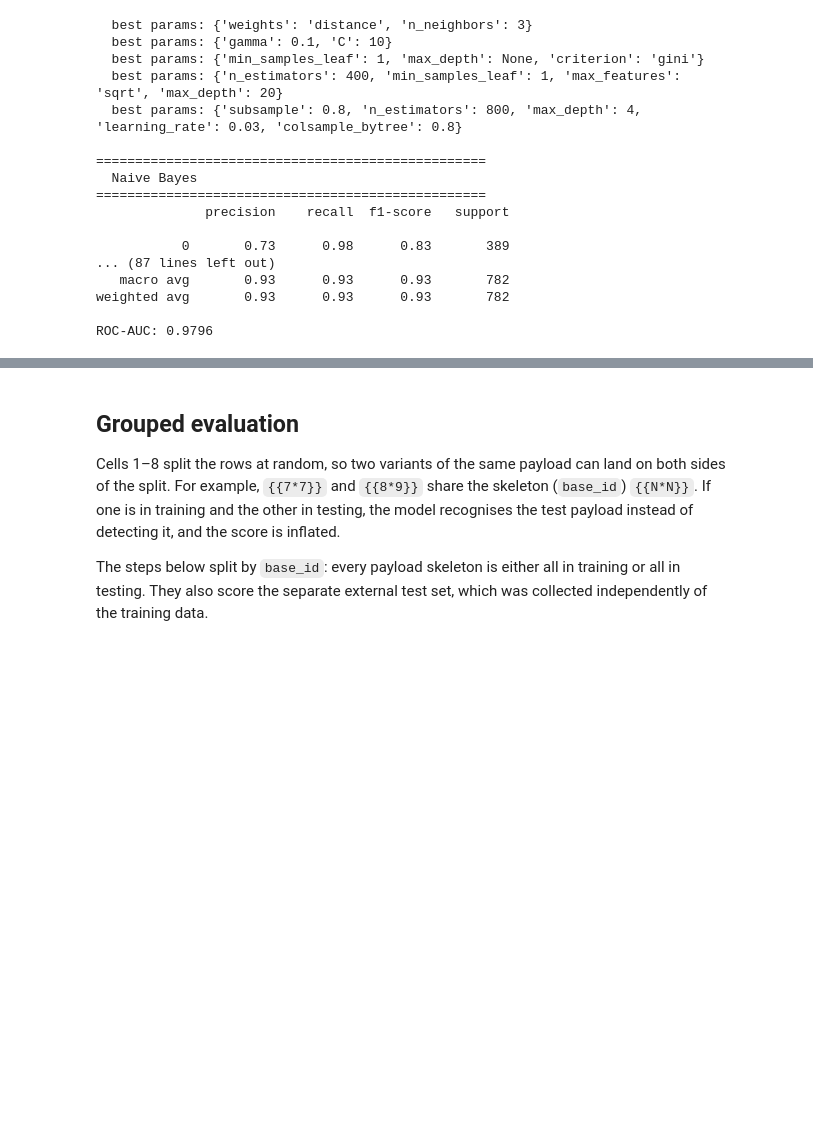
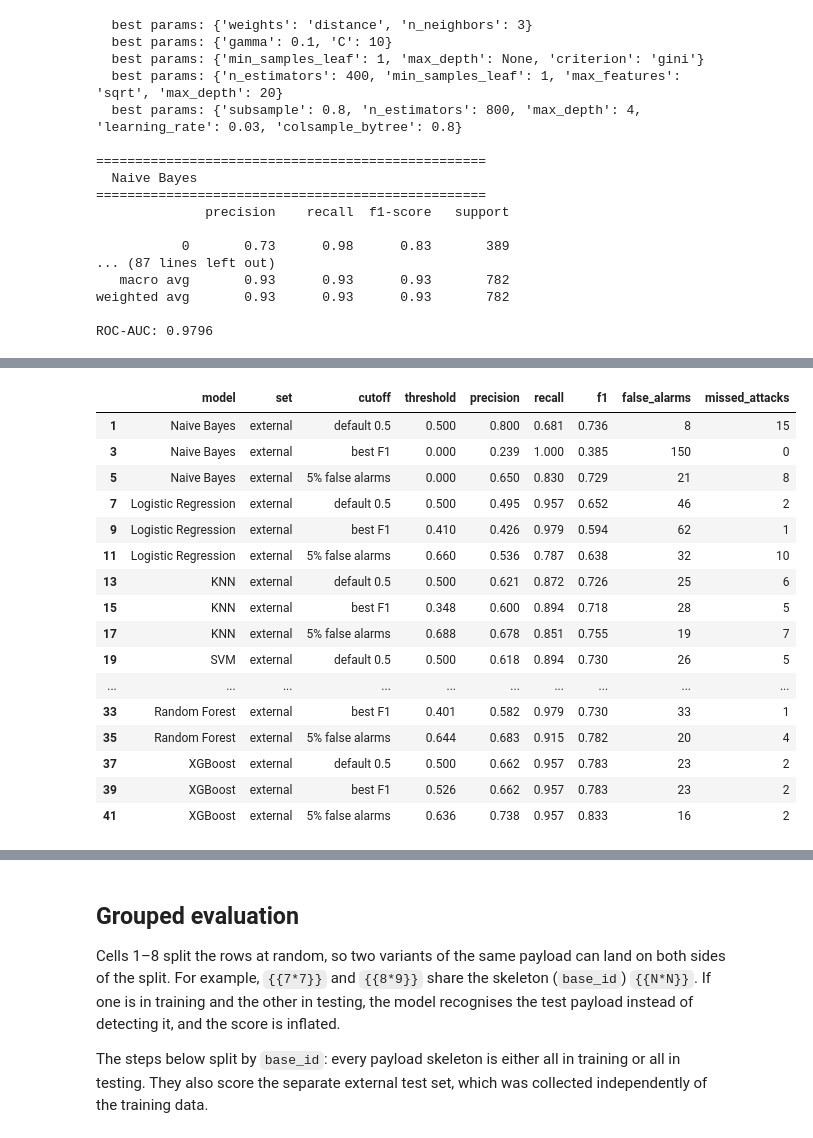
Before and after one commit to omarwhadidi/SSTI-detection-using-ML, a Jupyter notebook: model_evaluation/Model_evaluation.ipynb, the cells around one changed output, grey strips where cells are left out. Saved outputs shown, nothing was run; the diff lists cells and outputs as text; code cells hidden in the pictures; blank space fills up the shorter version.

Commit message:
Rewrite threshold step on the random split for all models; save readings

```diff
--- a/model_evaluation/Model_evaluation.ipynb
+++ b/model_evaluation/Model_evaluation.ipynb
@@ -445,0 +390,40 @@ selecting threshold for Random Forest ...
+# %%
+# Caveat: the folds are not grouped (same as cells 1-8), and each model's
+# settings were tuned on all of x_train, so the training scores used here
+# are slightly optimistic. Both make the chosen cutoffs a little too low.
+
+x_external, y_external = load_external(FEATURES_FILE, x_train.columns, scaler)
+
+threshold_rows = []
+for name, model in models.items():
+    scores = out_of_fold_scores(model, x_train, y_train)
+    cutoffs = {"default 0.5": 0.5}
+    for rule_name, rule in THRESHOLD_RULES.items():
+        cutoffs[rule_name] = rule(y_train, scores)
+
+    for cutoff_name, threshold in cutoffs.items():
+        for set_name, X, y in [("test (cell 5)", x_test, y_test),
+                               ("external", x_external, y_external)]:
+            threshold_rows.append({"model": name, "set": set_name, "cutoff": cutoff_name,
+                                   "threshold": threshold, **metrics_at(model, X, y, threshold)})
+
+threshold_table = pd.DataFrame(threshold_rows).round(3)
+threshold_table[threshold_table["set"] == "external"]
+# %% [output]
+|  | model | set | cutoff | threshold | precision | recall | f1 | false_alarms | missed_attacks |
+| 1 | Naive Bayes | external | default 0.5 | 0.500 | 0.800 | 0.681 | 0.736 | 8 | 15 |
+| 3 | Naive Bayes | external | best F1 | 0.000 | 0.239 | 1.000 | 0.385 | 150 | 0 |
+| 5 | Naive Bayes | external | 5% false alarms | 0.000 | 0.650 | 0.830 | 0.729 | 21 | 8 |
+| 7 | Logistic Regression | external | default 0.5 | 0.500 | 0.495 | 0.957 | 0.652 | 46 | 2 |
+| 9 | Logistic Regression | external | best F1 | 0.410 | 0.426 | 0.979 | 0.594 | 62 | 1 |
+| 11 | Logistic Regression | external | 5% false alarms | 0.660 | 0.536 | 0.787 | 0.638 | 32 | 10 |
+| 13 | KNN | external | default 0.5 | 0.500 | 0.621 | 0.872 | 0.726 | 25 | 6 |
+| 15 | KNN | external | best F1 | 0.348 | 0.600 | 0.894 | 0.718 | 28 | 5 |
+| 17 | KNN | external | 5% false alarms | 0.688 | 0.678 | 0.851 | 0.755 | 19 | 7 |
+| 19 | SVM | external | default 0.5 | 0.500 | 0.618 | 0.894 | 0.730 | 26 | 5 |
+| ... | ... | ... | ... | ... | ... | ... | ... | ... | ... |
+| 33 | Random Forest | external | best F1 | 0.401 | 0.582 | 0.979 | 0.730 | 33 | 1 |
+| 35 | Random Forest | external | 5% false alarms | 0.644 | 0.683 | 0.915 | 0.782 | 20 | 4 |
+| 37 | XGBoost | external | default 0.5 | 0.500 | 0.662 | 0.957 | 0.783 | 23 | 2 |
+| 39 | XGBoost | external | best F1 | 0.526 | 0.662 | 0.957 | 0.783 | 23 | 2 |
+| 41 | XGBoost | external | 5% false alarms | 0.636 | 0.738 | 0.957 | 0.833 | 16 | 2 |
```
Also changed, not shown: parts of 10 cells of this notebook, 2 other files.
